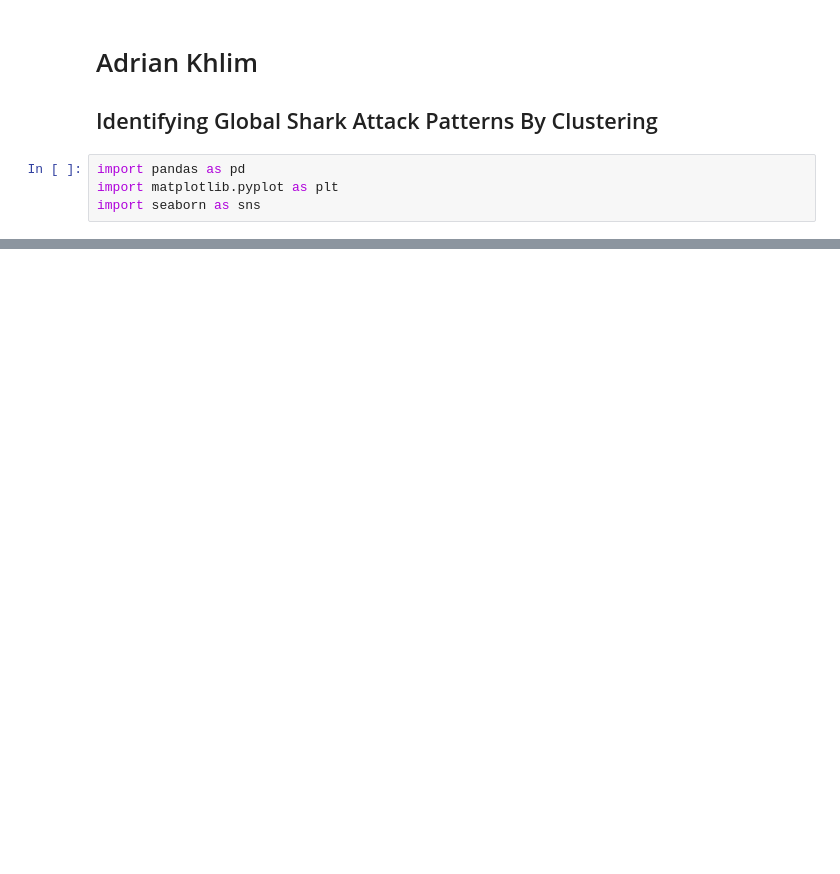
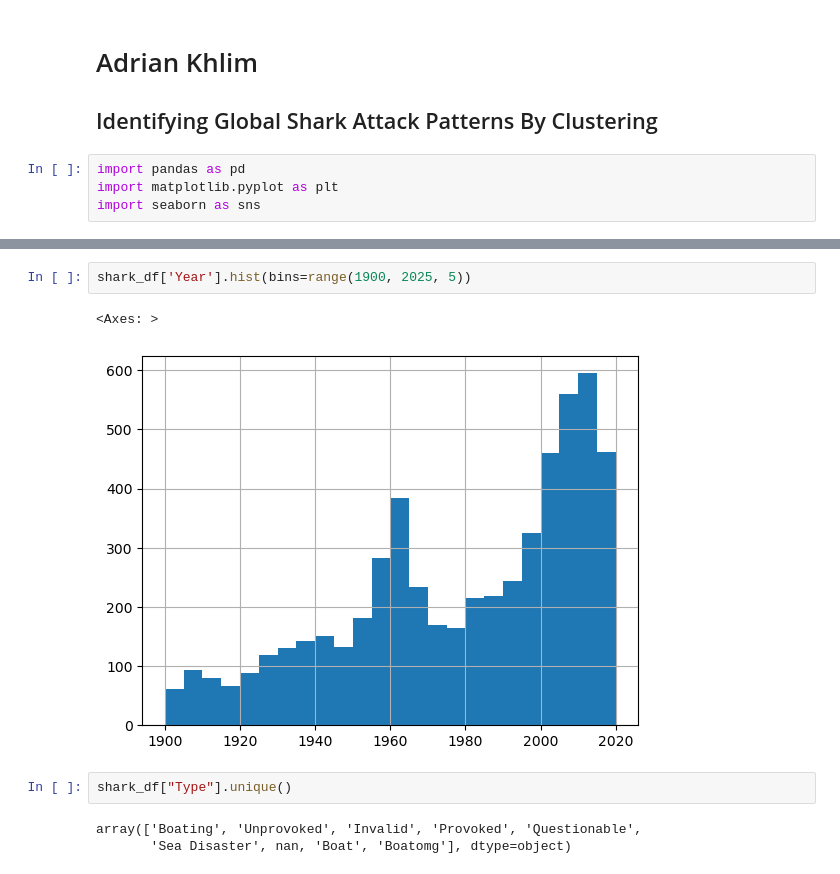
Before and after one commit to adriankUSA/portfolio, a Jupyter notebook: shark_attacks/shark_attack+patterns.ipynb, the cells around one changed output, grey strips where cells are left out. Cells and saved outputs as stored; diff of their text form; blank space fills up the shorter version.

```diff
--- a/shark_attacks/shark_attack+patterns.ipynb
+++ b/shark_attacks/shark_attack+patterns.ipynb
@@ -29,0 +65,10 @@ print(shark_df.head())
+# %%
+shark_df['Year'].hist(bins=range(1900, 2025, 5))
+# %% [output]
+<Axes: >
+[figure, added]
+# %%
+shark_df["Type"].unique()
+# %% [output]
+array(['Boating', 'Unprovoked', 'Invalid', 'Provoked', 'Questionable',
+       'Sea Disaster', nan, 'Boat', 'Boatomg'], dtype=object)
```
Also changed, not shown: parts of 59 cells of this notebook.
